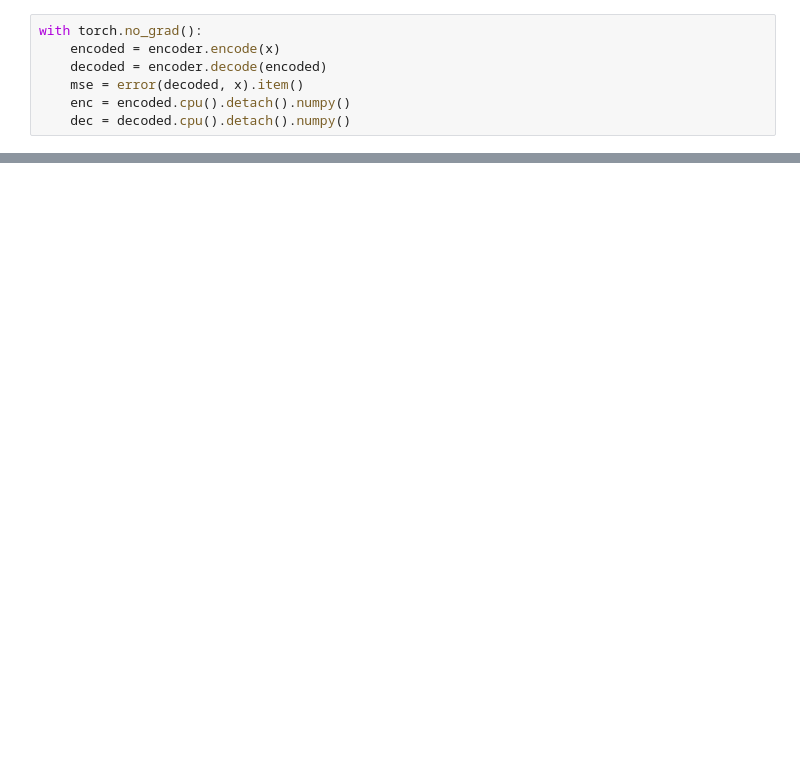
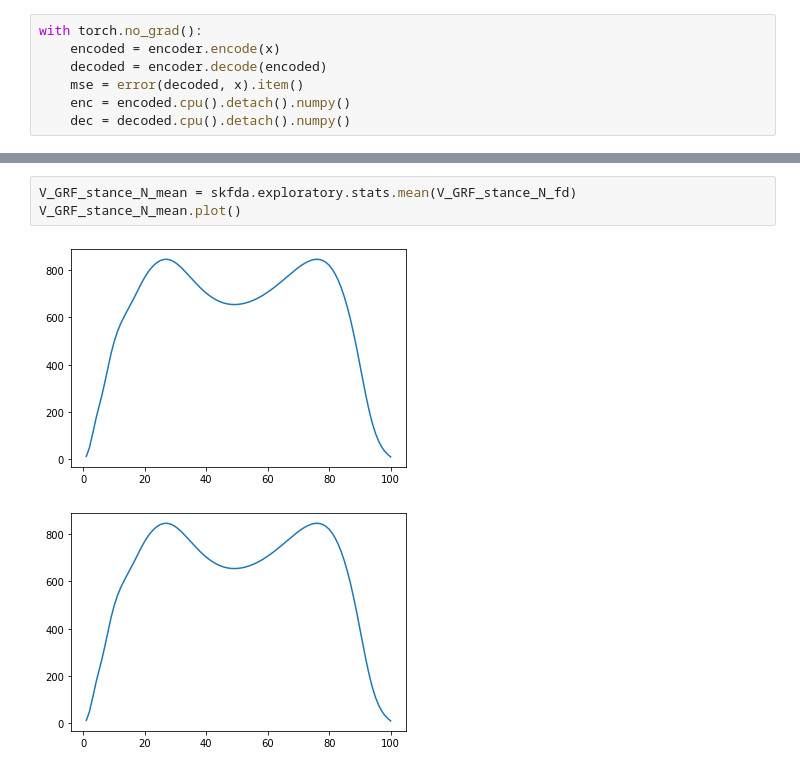
Before and after one commit to zarawaheedkhan/679-Physical-Therapy, a Jupyter notebook: Untitled1.ipynb, the cells around one changed output, grey strips where cells are left out. Cells and saved outputs as stored; diff of their text form; blank space fills up the shorter version.

```diff
--- a/Untitled1.ipynb
+++ b/Untitled1.ipynb
@@ -120,0 +141,6 @@ pd.DataFrame(enc)
+# %%
+V_GRF_stance_N_mean = skfda.exploratory.stats.mean(V_GRF_stance_N_fd)
+V_GRF_stance_N_mean.plot()
+# %% [output]
+[figure, added]
+[figure, added]
```
Also changed, not shown: parts of 9 cells of this notebook.
